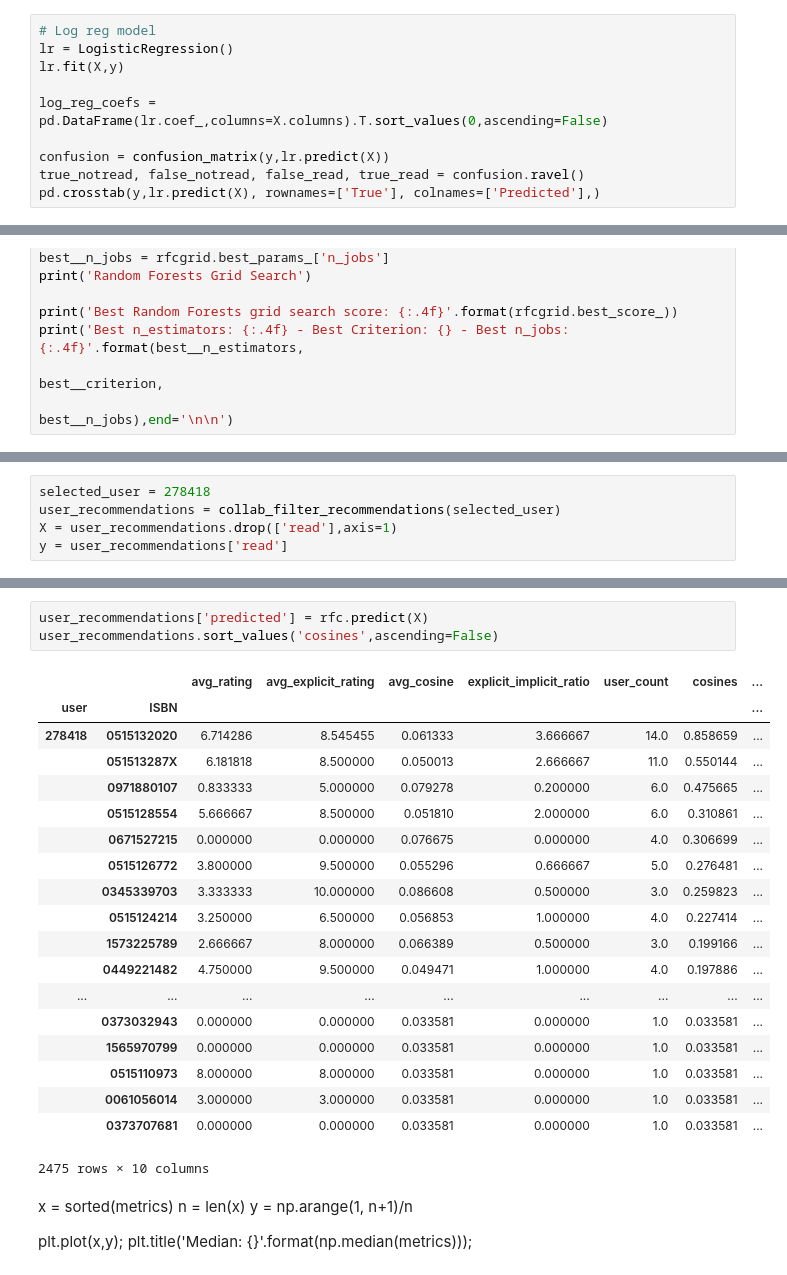
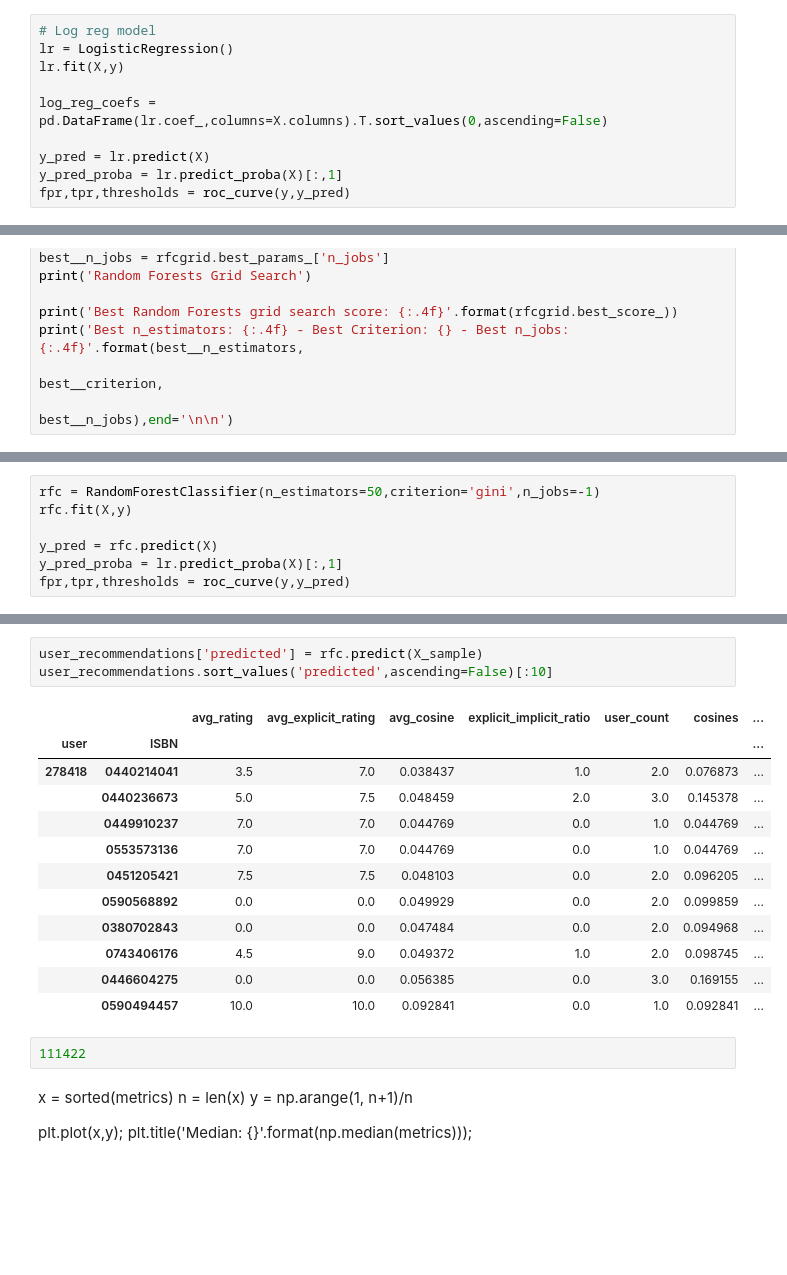
Before and after one commit to RichWolff/SpringboardDS, a Jupyter notebook: capstone_bookRecommender/jupyter_notebooks/capstone2_recommender_model.ipynb, the cells around one changed output, grey strips where cells are left out. Cells and saved outputs as stored; diff of their text form; blank space fills up the shorter version.

```diff
--- a/capstone_bookRecommender/jupyter_notebooks/capstone2_recommender_model.ipynb
+++ b/capstone_bookRecommender/jupyter_notebooks/capstone2_recommender_model.ipynb
@@ -319,6 +319,6 @@ lr.fit(X,y)
 
 log_reg_coefs = pd.DataFrame(lr.coef_,columns=X.columns).T.sort_values(0,ascending=False)
 
-confusion = confusion_matrix(y,lr.predict(X))
-true_notread, false_notread, false_read, true_read = confusion.ravel()
-pd.crosstab(y,lr.predict(X), rownames=['True'], colnames=['Predicted'],)
+y_pred = lr.predict(X)
+y_pred_proba = lr.predict_proba(X)[:,1]
+fpr,tpr,thresholds = roc_curve(y,y_pred)
@@ -410,0 +406,7 @@ Predicted 100.0% of unread books as unread
+# %%
+rfc = RandomForestClassifier(n_estimators=50,criterion='gini',n_jobs=-1)
+rfc.fit(X,y)
+
+y_pred = rfc.predict(X)
+y_pred_proba = lr.predict_proba(X)[:,1]
+fpr,tpr,thresholds = roc_curve(y,y_pred)
@@ -437,5 +457,0 @@ array([0.0639881 , 0.00669643, 0.00669643, 0.01041667, 0.00818452,
-# %%
-selected_user = 278418
-user_recommendations = collab_filter_recommendations(selected_user)
-X = user_recommendations.drop(['read'],axis=1)
-y = user_recommendations['read']
@@ -456,26 +578,21 @@ Name: User-ID, dtype: int64
 # %%
-user_recommendations['predicted'] = rfc.predict(X)
-user_recommendations.sort_values('cosines',ascending=False)
+user_recommendations['predicted'] = rfc.predict(X_sample)
+user_recommendations.sort_values('predicted',ascending=False)[:10]
 # %% [output]
 |  |  | avg_rating | avg_explicit_rating | avg_cosine | explicit_implicit_ratio | user_count | cosines | ... |
 | user | ISBN |  |  |  |  |  |  | ... |
-| 278418 | 0515132020 | 6.714286 | 8.545455 | 0.061333 | 3.666667 | 14.0 | 0.858659 | ... |
-|  | 051513287X | 6.181818 | 8.500000 | 0.050013 | 2.666667 | 11.0 | 0.550144 | ... |
-|  | 0971880107 | 0.833333 | 5.000000 | 0.079278 | 0.200000 | 6.0 | 0.475665 | ... |
-|  | 0515128554 | 5.666667 | 8.500000 | 0.051810 | 2.000000 | 6.0 | 0.310861 | ... |
-|  | 0671527215 | 0.000000 | 0.000000 | 0.076675 | 0.000000 | 4.0 | 0.306699 | ... |
-|  | 0515126772 | 3.800000 | 9.500000 | 0.055296 | 0.666667 | 5.0 | 0.276481 | ... |
-|  | 0345339703 | 3.333333 | 10.000000 | 0.086608 | 0.500000 | 3.0 | 0.259823 | ... |
-|  | 0515124214 | 3.250000 | 6.500000 | 0.056853 | 1.000000 | 4.0 | 0.227414 | ... |
-|  | 1573225789 | 2.666667 | 8.000000 | 0.066389 | 0.500000 | 3.0 | 0.199166 | ... |
-|  | 0449221482 | 4.750000 | 9.500000 | 0.049471 | 1.000000 | 4.0 | 0.197886 | ... |
-| ... | ... | ... | ... | ... | ... | ... | ... | ... |
-|  | 0373032943 | 0.000000 | 0.000000 | 0.033581 | 0.000000 | 1.0 | 0.033581 | ... |
-|  | 1565970799 | 0.000000 | 0.000000 | 0.033581 | 0.000000 | 1.0 | 0.033581 | ... |
-|  | 0515110973 | 8.000000 | 8.000000 | 0.033581 | 0.000000 | 1.0 | 0.033581 | ... |
-|  | 0061056014 | 3.000000 | 3.000000 | 0.033581 | 0.000000 | 1.0 | 0.033581 | ... |
-|  | 0373707681 | 0.000000 | 0.000000 | 0.033581 | 0.000000 | 1.0 | 0.033581 | ... |
+| 278418 | 0440214041 | 3.5 | 7.0 | 0.038437 | 1.0 | 2.0 | 0.076873 | ... |
+|  | 0440236673 | 5.0 | 7.5 | 0.048459 | 2.0 | 3.0 | 0.145378 | ... |
+|  | 0449910237 | 7.0 | 7.0 | 0.044769 | 0.0 | 1.0 | 0.044769 | ... |
+|  | 0553573136 | 7.0 | 7.0 | 0.044769 | 0.0 | 1.0 | 0.044769 | ... |
+|  | 0451205421 | 7.5 | 7.5 | 0.048103 | 0.0 | 2.0 | 0.096205 | ... |
+|  | 0590568892 | 0.0 | 0.0 | 0.049929 | 0.0 | 2.0 | 0.099859 | ... |
+|  | 0380702843 | 0.0 | 0.0 | 0.047484 | 0.0 | 2.0 | 0.094968 | ... |
+|  | 0743406176 | 4.5 | 9.0 | 0.049372 | 1.0 | 2.0 | 0.098745 | ... |
+|  | 0446604275 | 0.0 | 0.0 | 0.056385 | 0.0 | 3.0 | 0.169155 | ... |
+|  | 0590494457 | 10.0 | 10.0 | 0.092841 | 0.0 | 1.0 | 0.092841 | ... |
-2475 rows × 10 columns
+# %%
+111422
 # %% [markdown]
 x = sorted(metrics)
 n = len(x)
```
Also changed, not shown: parts of 23 cells of this notebook.
